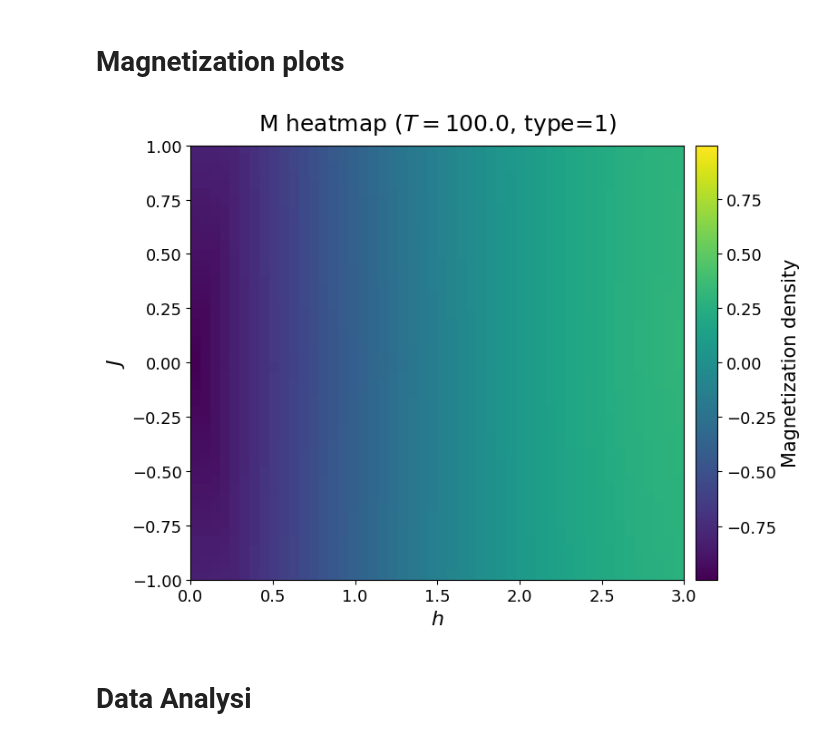
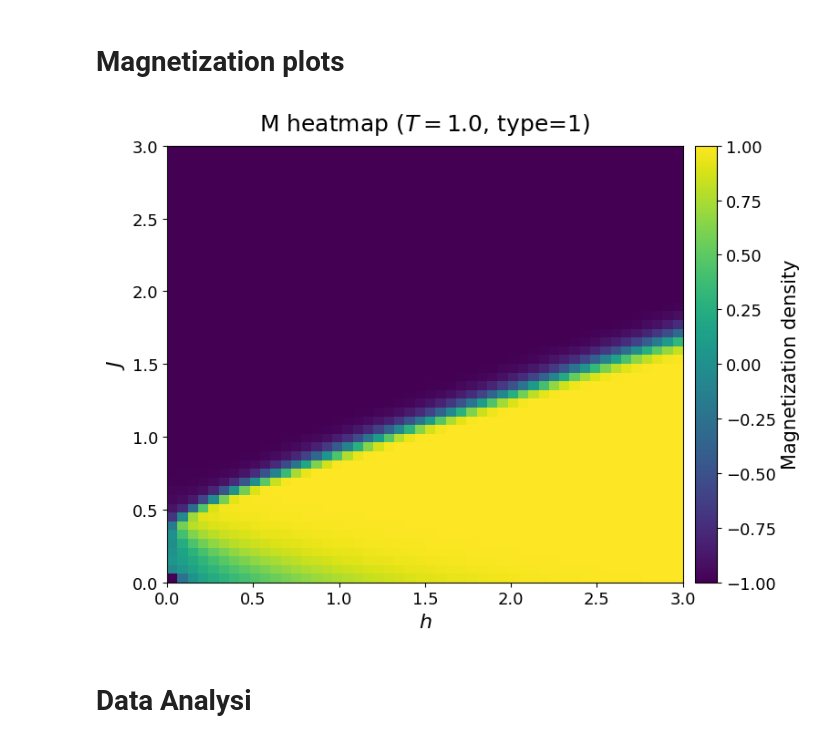
Before and after one commit to nicolomontagner02/GPU_Ising_model, a Jupyter notebook: Post_processing.ipynb, the cells around one changed output. Saved outputs shown, nothing was run; the diff lists cells and outputs as text; code cells hidden in the pictures.

Commit message:
Correct type in GPU eff

```diff
--- a/Post_processing.ipynb
+++ b/Post_processing.ipynb
@@ -51,17 +51,17 @@ plot_lattice("data_500_1000/ising_J0.735_h1.286_T1.000_Lx500_Ly500_MC10000000_ty
 # %%
 # Read the magnetization csv file
 L = 1000
-T = 100.0
+T = 1.0
 type = 1
 
-filename = f"data/magnetization{L}_{L}_T{T}00_type{type}.csv"
+filename = f"data_500_1000/magnetization{L}_{L}_T{T}00_type{type}.csv"
 magnetization = pd.read_csv(filename)
 
 heatmap_df = magnetization.pivot(
     index="J",
     columns="h",
     values="magnetization_density"
-).T
+)
 
 fig, ax = plt.subplots(figsize=(8, 6))
 
@@ -76,34 +76,34 @@ im = ax.imshow(
         heatmap_df.columns.min(),
         heatmap_df.columns.max(),
         heatmap_df.index.min(),
         heatmap_df.index.max()
     ],
     cmap="viridis",          # Diverging colormap for signed magnetization
     vmin=-vmax,
     vmax=vmax,
     interpolation="nearest"
 )
 
 # Improved labels and title
 ax.set_xlabel(r"$h$", fontsize=16)
 ax.set_ylabel(r"$J$", fontsize=16)
 ax.set_title(
     rf"M heatmap ($T={T}$, type={type})",
     fontsize=18,
     pad=12
 )
 
 ax.tick_params(axis='both', labelsize=13)
 
 # Shorter and tighter colorbar
 cbar = fig.colorbar(im, ax=ax, shrink=1, pad=0.02)
 cbar.set_label("Magnetization density", fontsize=15)
 cbar.ax.tick_params(labelsize=13)
 
 fig.tight_layout()
 plt.show()
 # %% [output]
-[figure, old version]
+[figure, new version]
 # %% [markdown]
 # Data Analysi
 # %%
```
Also changed, not shown: parts of 1 cell of this notebook, 5 other files.
